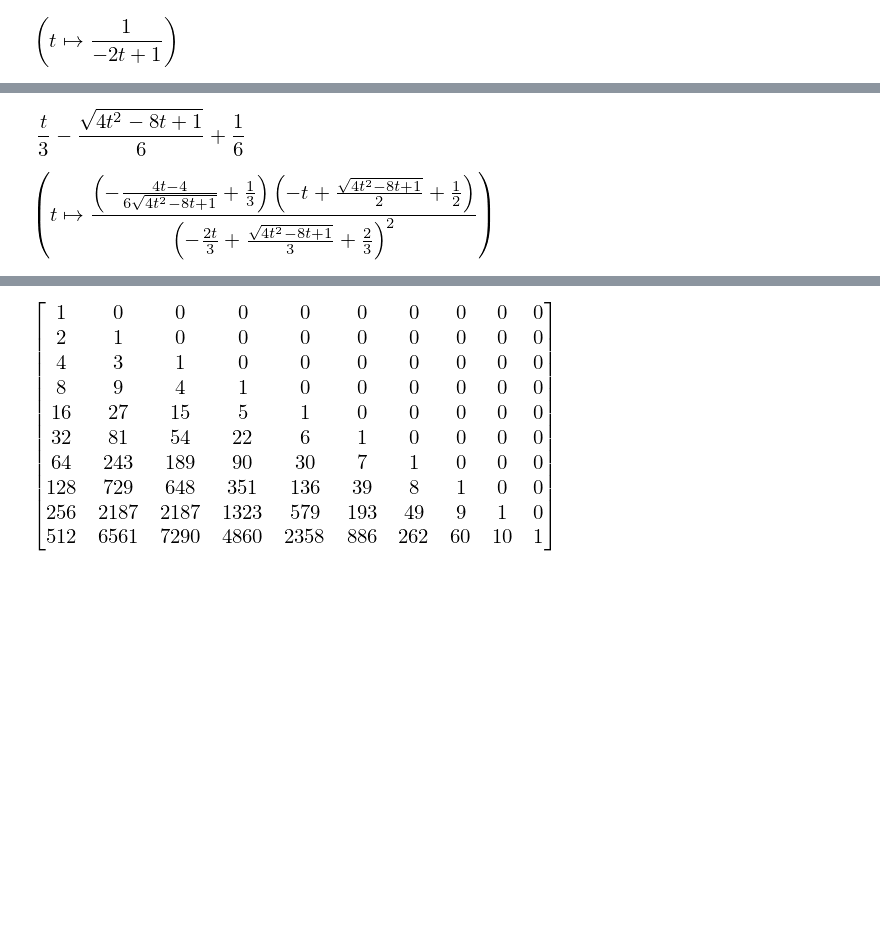
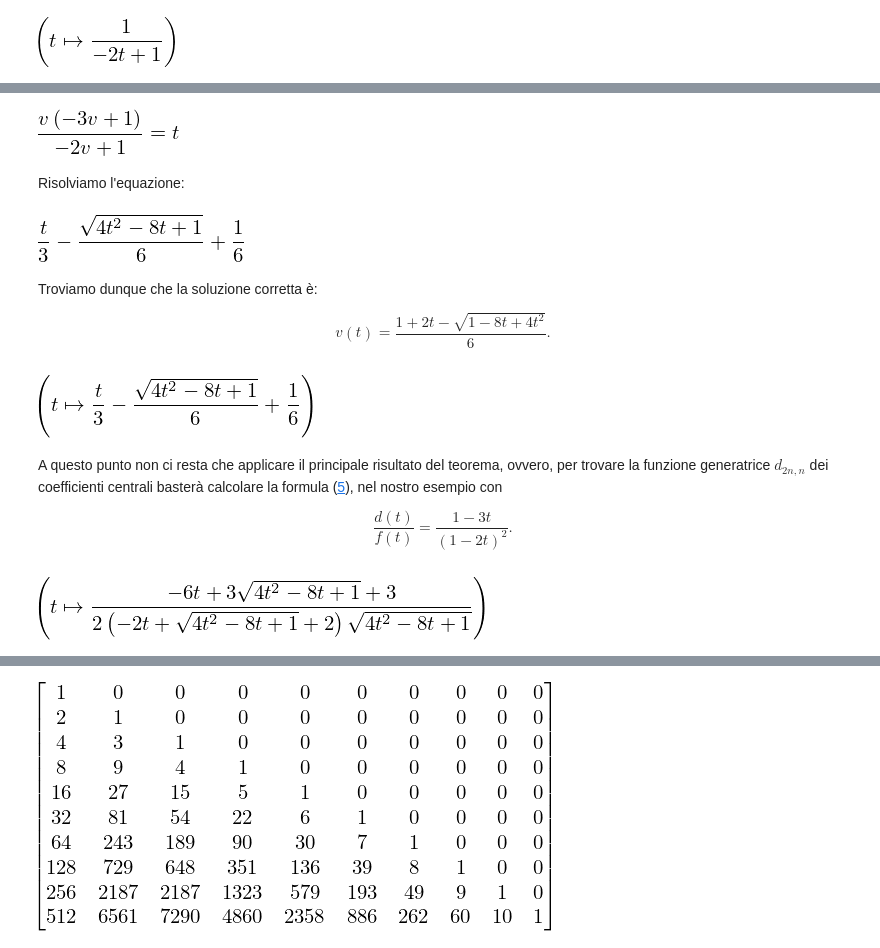
Before and after one commit to elia-mercatanti/aads-project, a Jupyter notebook: Central Coefficients of Riordan Matrices.ipynb, the cells around one changed output, grey strips where cells are left out. Cells and saved outputs as stored; diff of their text form; code cells hidden in the pictures; blank space fills up the shorter version.

```diff
--- a/Central Coefficients of Riordan Matrices.ipynb
+++ b/Central Coefficients of Riordan Matrices.ipynb
@@ -52,4 +74,5 @@ d
 # %% [output]
 [figure]
 # %%
-f = Lambda([t], (1-2*t)/(1-3*t))
+f = Lambda(t, (1-2*t)/(1-3*t))
+f
@@ -56,16 +101,35 @@ f = Lambda([t], (1-2*t)/(1-3*t))
 # %%
-vt = v*(1-3*v)/(1-2*v)
-eq = Eq(vt, t)
+equation = Eq(v*(1-3*v)/(1-2*v), t)
+equation
+# %% [output]
+[figure, added]
+# %% [markdown]
+Risolviamo l'equazione:
 # %%
-sol = solve(eq, v)
-vt = sol[0]
-vt
+sol = solve(equation, v)
+sol[0]
 # %% [output]
 [figure]
+# %% [markdown]
+Troviamo dunque che la soluzione corretta è:
+
+\begin{equation*}
+v(t)=\frac{1+2t-\sqrt{1-8t+4t^2}}{6}.
+\end{equation*}
 # %%
-v = Lambda([t], vt)
+v = Lambda(t, sol[0])
+v
+# %% [output]
+[figure, added]
+# %% [markdown]
+A questo punto non ci resta che applicare il principale risultato del teorema, ovvero, per trovare la funzione generatrice $d_{2n,n}$ dei coefficienti centrali basterà calcolare la formula ([5](#d2nn)), nel nostro esempio con
+
+\begin{equation*}
+\frac{d(t)}{f(t)}=\frac{1-3t}{(1-2t)^2}.
+\end{equation*}
 # %%
-d2nn = Lambda([t], d(v(t))/f(v(t)) * diff(v(t), t))
-d2nn
+d_2n_n = Lambda(t, d(v(t))/f(v(t)) * diff(v(t), t))
+d_2n_n = simplify(d_2n_n)
+d_2n_n
 # %% [output]
-[figure, old version]
+[figure, new version]
```
Also changed, not shown: parts of 25 cells of this notebook.
